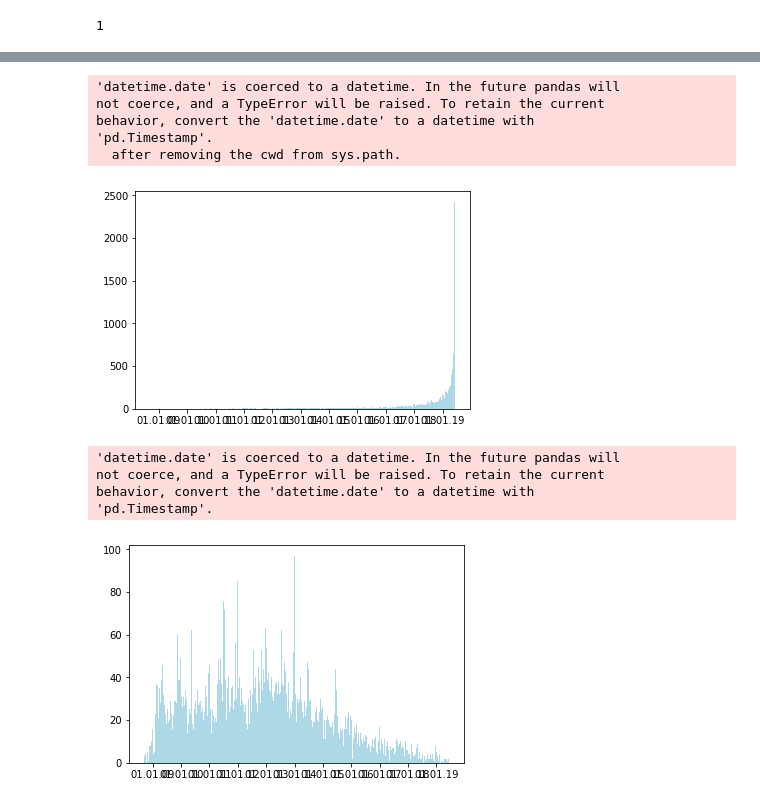
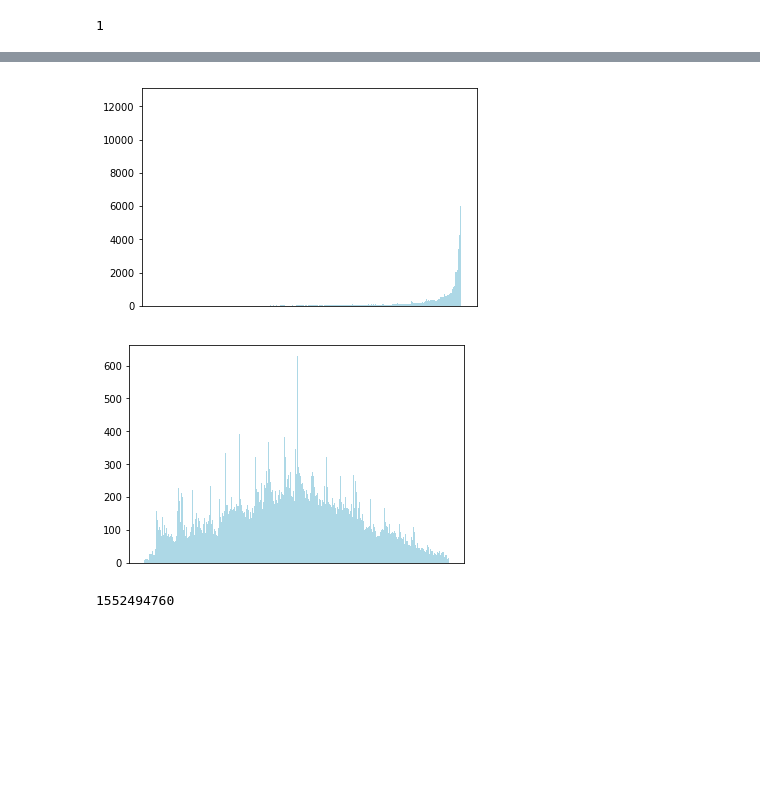
Before and after one commit to chmartin/SteamCommunity, a Jupyter notebook: Study_Friends.ipynb, the cells around one changed output, grey strips where cells are left out. Saved outputs shown, nothing was run; the diff lists cells and outputs as text; code cells hidden in the pictures; blank space fills up the shorter version.

```diff
--- a/Study_Friends.ipynb
+++ b/Study_Friends.ipynb
@@ -82,4 +87,4 @@ Second_tier = list(df[df['First_tier']]['steamid'])
 # %%
 df['Second_tier'] = df['steamid_orig'].apply(lambda x: x in Second_tier)
 # %%
-df[~df['Second_tier'] & ~df['First_tier']]
+df['Third_tier'] = ((~df['Second_tier']) & (~df['First_tier']))
@@ -136,5 +160,5 @@ df_max[df_max['steamid_orig'] == 76561197960434622]
 # %%
-df_max['newest_friend_time'] = pd.to_datetime(df_max['friend_since'], unit='s')
+df_max['newest_friend_time'] = df_max['friend_since']
 # %%
 df_max['newest_friend_steamid'] = df_max['steamid']
 # %%
@@ -203,5 +229,5 @@ df_min[df_min['steamid_orig'] == 76561197960434622]
 # %%
-df_min['oldest_friend_time'] = pd.to_datetime(df_min['friend_since'], unit='s')
+df_min['oldest_friend_time'] = df_min['friend_since']
 # %%
 df_min['oldest_friend_steamid'] = df_min['steamid']
 # %%
@@ -286,7 +314,8 @@ df_friend_extremes.head()
 df_friend_extremes['Root'] = df_friend_extremes['Root_max']
 df_friend_extremes['First_tier'] = df_friend_extremes['First_tier_max']
 df_friend_extremes['Second_tier'] = df_friend_extremes['Second_tier_max']
-df_friend_extremes = df_friend_extremes.drop(['Root_max','Root_min','First_tier_max','First_tier_min','Second_tier_max','Second_tier_min'],axis='columns')
+df_friend_extremes['Third_tier'] = df_friend_extremes['Third_tier_max']
+df_friend_extremes = df_friend_extremes.drop(['Root_max','Root_min','First_tier_max','First_tier_min','Second_tier_max','Second_tier_min','Third_tier_max','Third_tier_min'],axis='columns')
 # %%
 df_friend_extremes.head()
 # %% [output]
@@ -372,28 +403,19 @@ sns.heatmap(df.isnull(), cbar=False)
 # %%
 import datetime
 # plot it
 fig, ax = plt.subplots(1,1)
-ax.hist(df_friend_summary[df_friend_summary['newest_friend_time'] > datetime.date(1970,1,2)]['newest_friend_time'], bins=500, color='lightblue')
+ax.hist(df_friend_summary[df_friend_summary['newest_friend_time'] > 1]['newest_friend_time'], bins=500, color='lightblue')
 ax.xaxis.set_major_locator(mdates.YearLocator())
 ax.xaxis.set_major_formatter(mdates.DateFormatter('%d.%m.%y'))
 plt.show()
 # %% [output]
-'datetime.date' is coerced to a datetime. In the future pandas will
-not coerce, and a TypeError will be raised. To retain the current
-behavior, convert the 'datetime.date' to a datetime with
-'pd.Timestamp'.
-  after removing the cwd from sys.path.
-[figure, old version]
+[figure, new version]
 # %%
 fig, ax = plt.subplots(1,1)
-ax.hist(df_friend_summary[df_friend_summary['oldest_friend_time'] > datetime.date(1970,1,2)]['oldest_friend_time'], bins=500, color='lightblue')
+ax.hist(df_friend_summary[df_friend_summary['oldest_friend_time'] > 1]['oldest_friend_time'], bins=500, color='lightblue')
 ax.xaxis.set_major_locator(mdates.YearLocator())
 ax.xaxis.set_major_formatter(mdates.DateFormatter('%d.%m.%y'))
 plt.show()
 # %% [output]
-'datetime.date' is coerced to a datetime. In the future pandas will
-not coerce, and a TypeError will be raised. To retain the current
-behavior, convert the 'datetime.date' to a datetime with
-'pd.Timestamp'.
-[figure, old version]
+[figure, new version]
 # %%
@@ -400,0 +423,4 @@ df_friend_summary.to_csv('11_June_friend_summary.csv')
+# %%
+df_friend_summary['newest_friend_time'].max()
+# %% [output]
+1552494760
```
Also changed, not shown: parts of 40 cells of this notebook, 5 other files.
